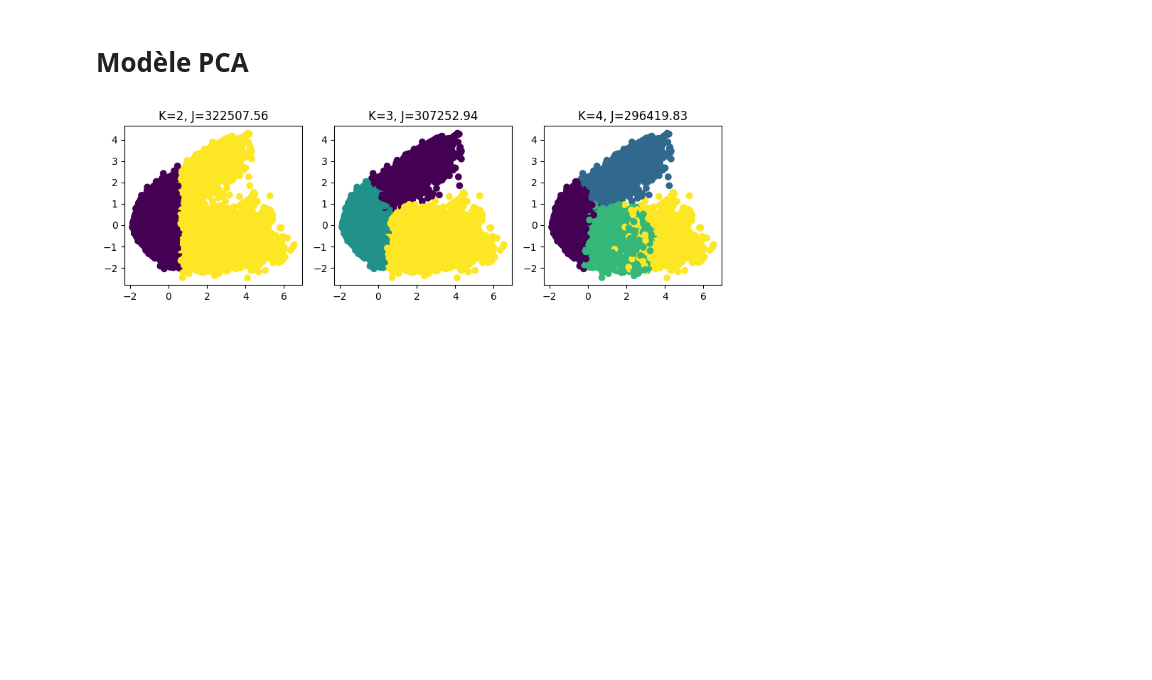
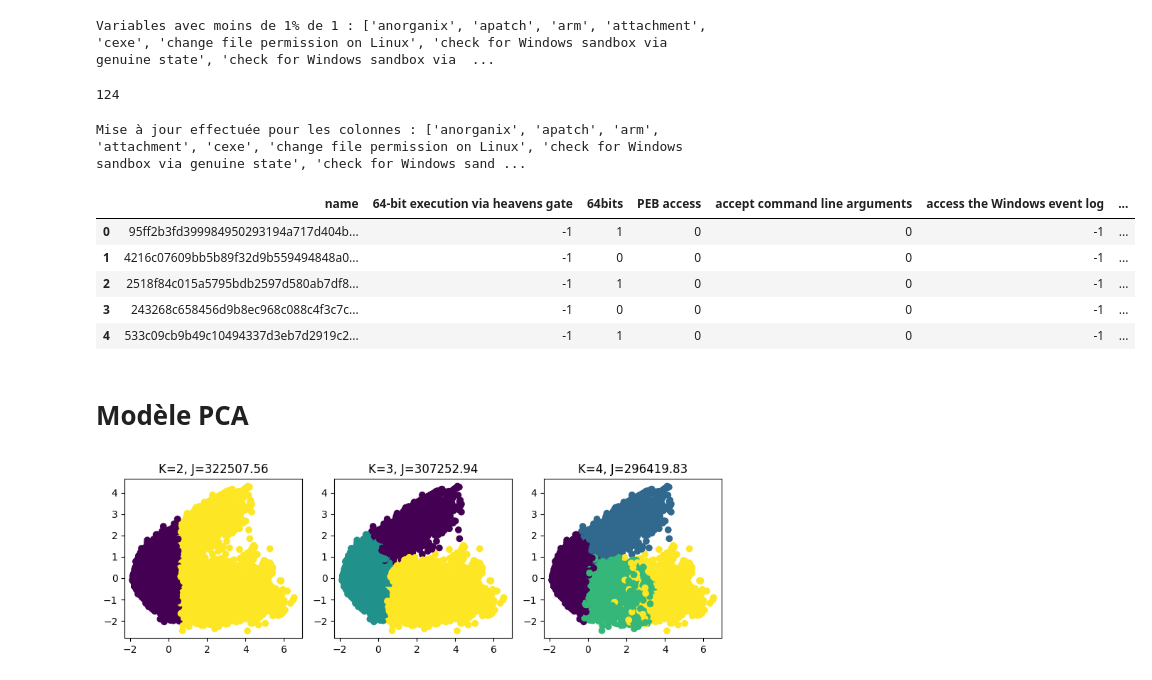
Before and after one commit to lucasvazelle/SORBONNE_DATA_CHALLENGE_SALT, a Jupyter notebook: Non_supervisé_entre_les_comportements.ipynb, the cells around one changed output. Cells and saved outputs as stored; diff of their text form; code cells hidden in the pictures; blank space fills up the shorter version.

```diff
--- a/Non_supervisé_entre_les_comportements.ipynb
+++ b/Non_supervisé_entre_les_comportements.ipynb
@@ -34 +36,3 @@ metadata_train = pd.read_csv("data/training_set_metadata.csv", sep = ";")
+# %%
+metadata_predict = pd.read_excel("data/submission_infosgraph_tf_idf_0_30.xlsx")
 # %%
@@ -44,3 +46,34 @@ metadata_train.head()
+# %%
+# Sélectionner toutes les lignes et toutes les colonnes à partir de la deuxième (index 1)
+counts = metadata_train.iloc[:, 1:].sum(axis=0)
+total_rows = metadata_train.iloc[:, 1:].shape[0]
+percentage = (counts / total_rows) * 100
+variables_below_10 = percentage[percentage < 0.1].index.tolist()
+
+variables_less_than_5 = counts[counts < 5].index.tolist()
+
+# print("Variables avec moins de 5 occurrences de 1 :", variables_less_than_5)
+# len(variables_less_than_5)
+print("Variables avec moins de 1% de 1 :", variables_below_10)
+len( variables_below_10)
+# %% [output]
+Variables avec moins de 1% de 1 : ['anorganix', 'apatch', 'arm', 'attachment', 'cexe', 'change file permission on Linux', 'check for Windows sandbox via genuine state', 'check for Windows sandbox via  ...
+124
+# %%
+colonnes_a_remplir = [col for col in variables_below_10 if col in metadata_predict.columns]
+metadata_predict.loc[:, colonnes_a_remplir] = -1
+print("Mise à jour effectuée pour les colonnes :", colonnes_a_remplir)
+# %% [output]
+Mise à jour effectuée pour les colonnes : ['anorganix', 'apatch', 'arm', 'attachment', 'cexe', 'change file permission on Linux', 'check for Windows sandbox via genuine state', 'check for Windows sand ...
+# %%
+metadata_predict.head()
+# %% [output]
+|  | name | 64-bit execution via heavens gate | 64bits | PEB access | accept command line arguments | access the Windows event log | ... |
+| 0 | 95ff2b3fd399984950293194a717d404b... | -1 | 1 | 0 | 0 | -1 | ... |
+| 1 | 4216c07609bb5b89f32d9b559494848a0... | -1 | 0 | 0 | 0 | -1 | ... |
+| 2 | 2518f84c015a5795bdb2597d580ab7df8... | -1 | 1 | 0 | 0 | -1 | ... |
+| 3 | 243268c658456d9b8ec968c088c4f3c7c... | -1 | 0 | 0 | 0 | -1 | ... |
+| 4 | 533c09cb9b49c10494337d3eb7d2919c2... | -1 | 1 | 0 | 0 | -1 | ... |
 # %% [markdown]
 # Modèle PCA
 # %%
```
Also changed, not shown: parts of 10 cells of this notebook, 15 other files.
